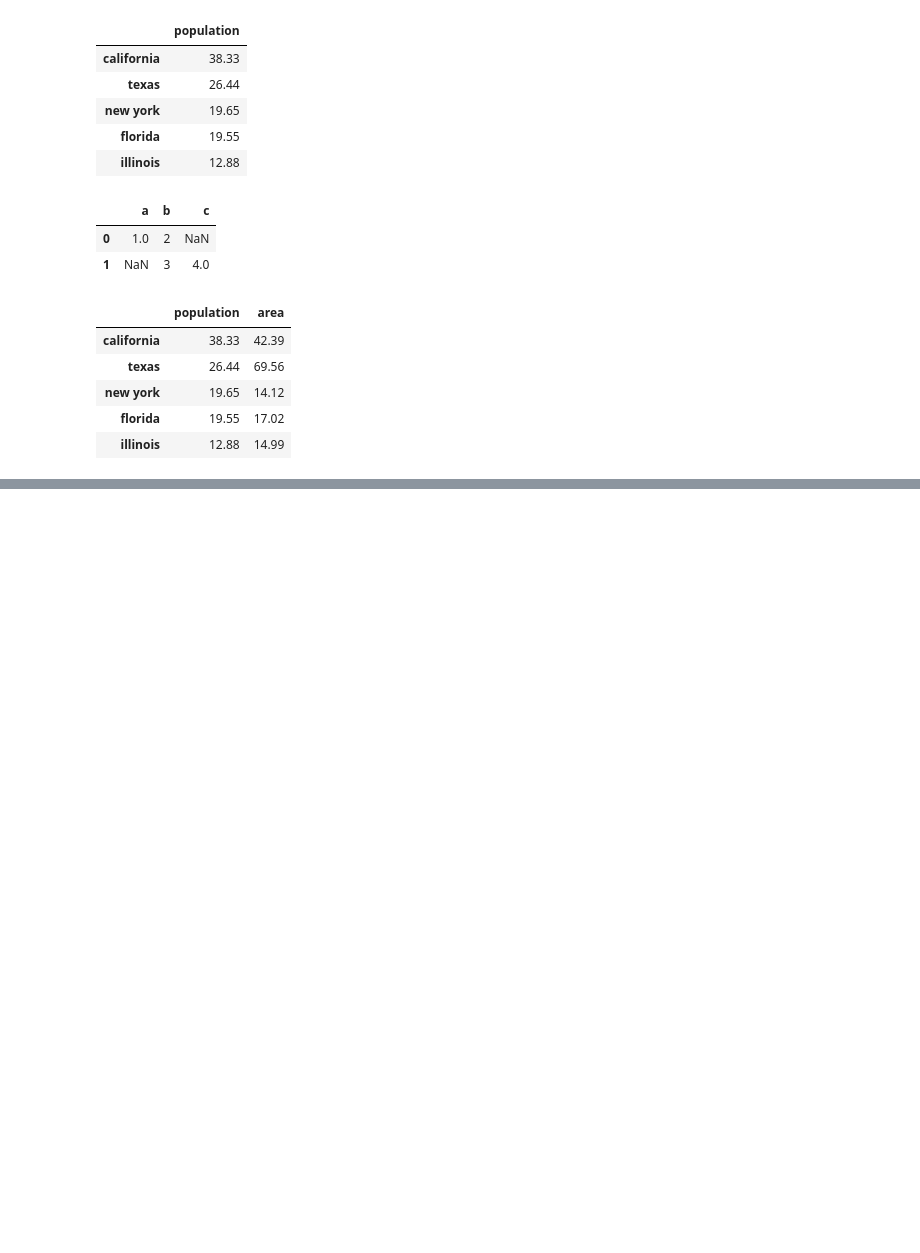
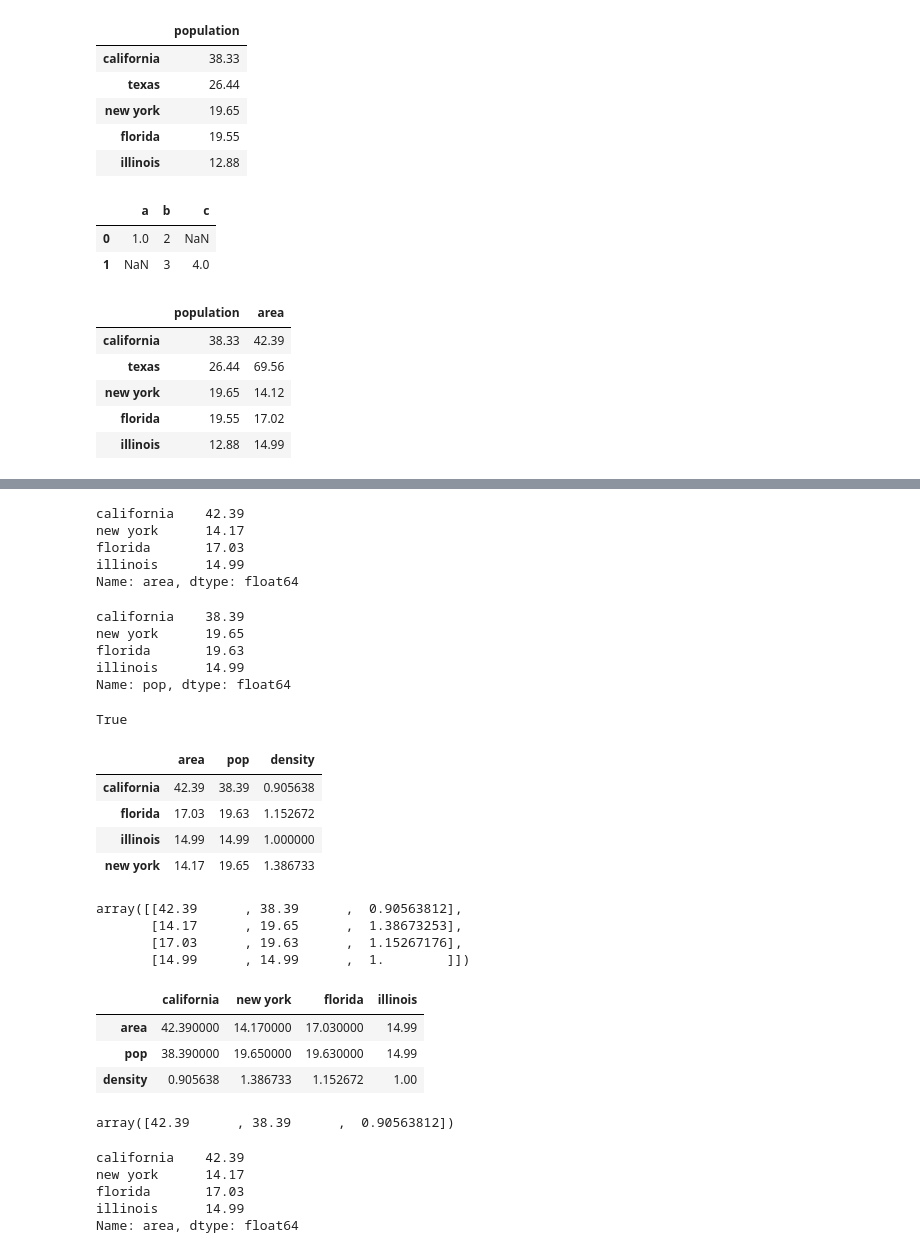
Before and after one commit to wolfdale229/100daysofmlcodes, a Jupyter notebook: machine_learning_2/Pandas.ipynb, the cells around one changed output, grey strips where cells are left out. Cells and saved outputs as stored; diff of their text form; code cells hidden in the pictures; blank space fills up the shorter version.

```diff
--- a/machine_learning_2/Pandas.ipynb
+++ b/machine_learning_2/Pandas.ipynb
@@ -220,0 +221,18 @@ pd.DataFrame(np.random.rand(3,2), columns=['foo', 'bar'], index=['a', 'b', 'c'])
+# %%
+area = pd.Series({
+    'california':42.39,
+    'new york':14.17,
+    'florida':17.03,
+    'illinois':14.99
+})
+
+pop = pd.Series({
+    'california':38.39,
+    'new york':19.65,
+    'illinois':14.99,
+    'florida':19.63,
+
+})
+
+data = pd.DataFrame({'area':area, 'pop':pop})
+data
@@ -220,0 +245,56 @@ pd.DataFrame(np.random.rand(3,2), columns=['foo', 'bar'], index=['a', 'b', 'c'])
+# %%
+data['area']
+# %% [output]
+california    42.39
+new york      14.17
+florida       17.03
+illinois      14.99
+Name: area, dtype: float64
+# %%
+data['pop']
+# %% [output]
+california    38.39
+new york      19.65
+florida       19.63
+illinois      14.99
+Name: pop, dtype: float64
+# %%
+data.area is data['area']
+# %% [output]
+True
+# %%
+# creating a new column from existing ones
+data['density'] = data['pop'] / data['area']
+data
+# %% [output]
+|  | area | pop | density |
+| california | 42.39 | 38.39 | 0.905638 |
+| florida | 17.03 | 19.63 | 1.152672 |
+| illinois | 14.99 | 14.99 | 1.000000 |
+| new york | 14.17 | 19.65 | 1.386733 |
+# %%
+data.values
+# %% [output]
+array([[42.39      , 38.39      ,  0.90563812],
+       [14.17      , 19.65      ,  1.38673253],
+       [17.03      , 19.63      ,  1.15267176],
+       [14.99      , 14.99      ,  1.        ]])
+# %%
+data.T
+# %% [output]
+|  | california | new york | florida | illinois |
+| area | 42.390000 | 14.170000 | 17.030000 | 14.99 |
+| pop | 38.390000 | 19.650000 | 19.630000 | 14.99 |
+| density | 0.905638 | 1.386733 | 1.152672 | 1.00 |
+# %%
+data.values[0]
+# %% [output]
+array([42.39      , 38.39      ,  0.90563812])
+# %%
+data['area']
+# %% [output]
+california    42.39
+new york      14.17
+florida       17.03
+illinois      14.99
+Name: area, dtype: float64
```
Also changed, not shown: parts of 19 cells of this notebook, 1 other file.
